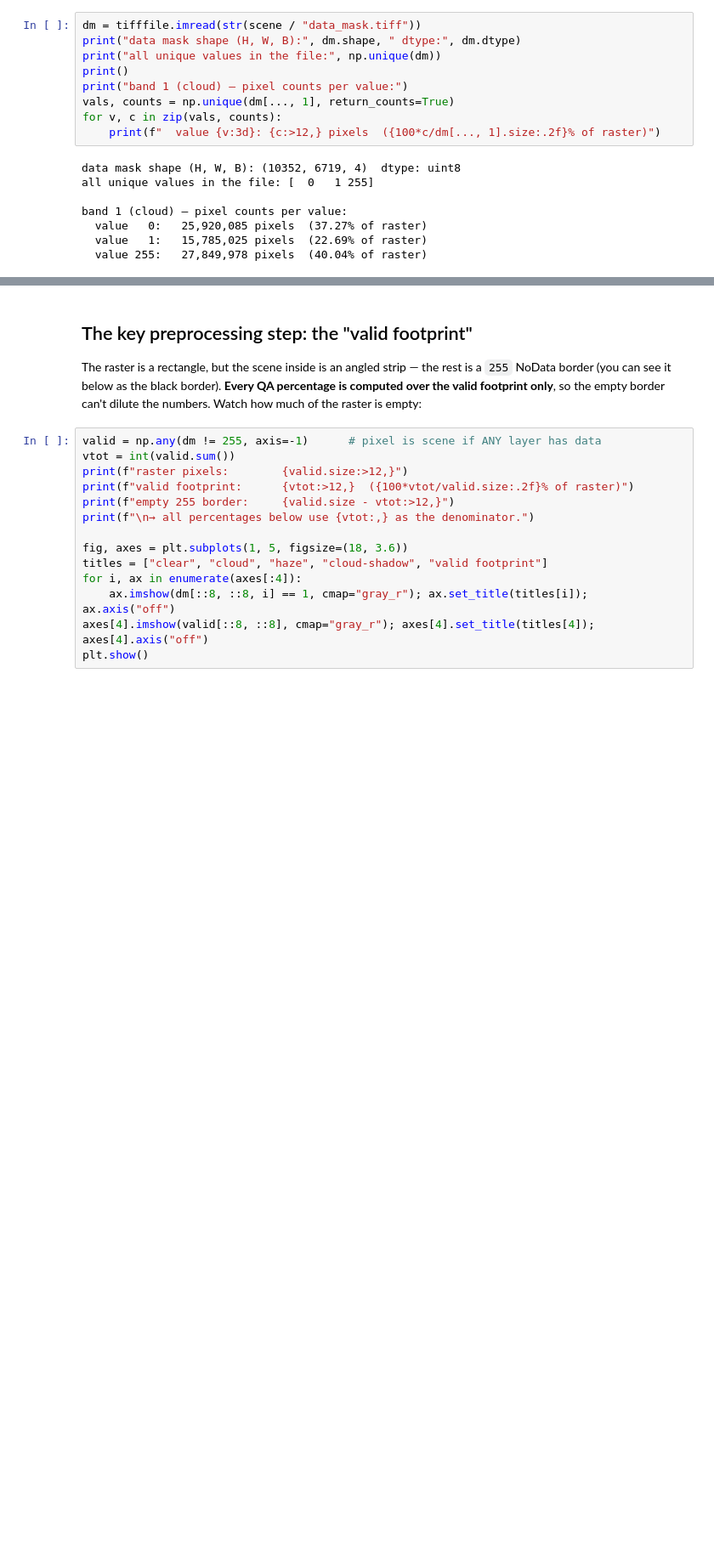
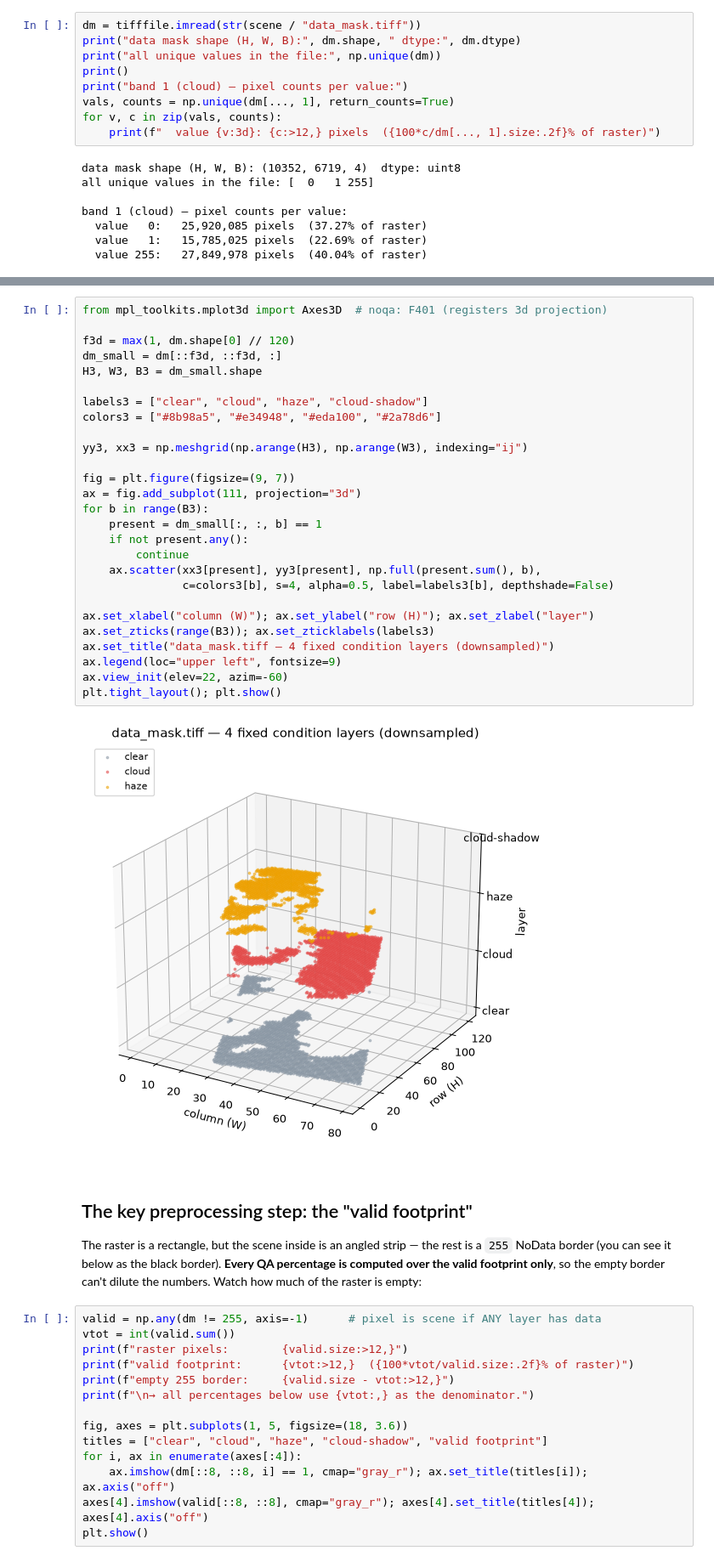
Before and after one commit to shilpi1958/pixxel-image-pm, a Jupyter notebook: notebooks/qa_pipeline_walkthrough.ipynb, the cells around one changed output, grey strips where cells are left out. Shown at 85% size. Cells and saved outputs as stored; diff of their text form; blank space fills up the shorter version.

```diff
--- a/notebooks/qa_pipeline_walkthrough.ipynb
+++ b/notebooks/qa_pipeline_walkthrough.ipynb
@@ -101,3 +110,32 @@ band 1 (cloud) — pixel counts per value:
+# %%
+from mpl_toolkits.mplot3d import Axes3D  # noqa: F401 (registers 3d projection)
+
+f3d = max(1, dm.shape[0] // 120)
+dm_small = dm[::f3d, ::f3d, :]
+H3, W3, B3 = dm_small.shape
+
+labels3 = ["clear", "cloud", "haze", "cloud-shadow"]
+colors3 = ["#8b98a5", "#e34948", "#eda100", "#2a78d6"]
+
+yy3, xx3 = np.meshgrid(np.arange(H3), np.arange(W3), indexing="ij")
+
+fig = plt.figure(figsize=(9, 7))
+ax = fig.add_subplot(111, projection="3d")
+for b in range(B3):
+    present = dm_small[:, :, b] == 1
+    if not present.any():
+        continue
+    ax.scatter(xx3[present], yy3[present], np.full(present.sum(), b),
+               c=colors3[b], s=4, alpha=0.5, label=labels3[b], depthshade=False)
+
+ax.set_xlabel("column (W)"); ax.set_ylabel("row (H)"); ax.set_zlabel("layer")
+ax.set_zticks(range(B3)); ax.set_zticklabels(labels3)
+ax.set_title("data_mask.tiff — 4 fixed condition layers (downsampled)")
+ax.legend(loc="upper left", fontsize=9)
+ax.view_init(elev=22, azim=-60)
+plt.tight_layout(); plt.show()
+# %% [output]
+[figure, added]
 # %% [markdown]
 ## The key preprocessing step: the "valid footprint"
 
```
Also changed, not shown: parts of 18 cells of this notebook, 34 other files.
